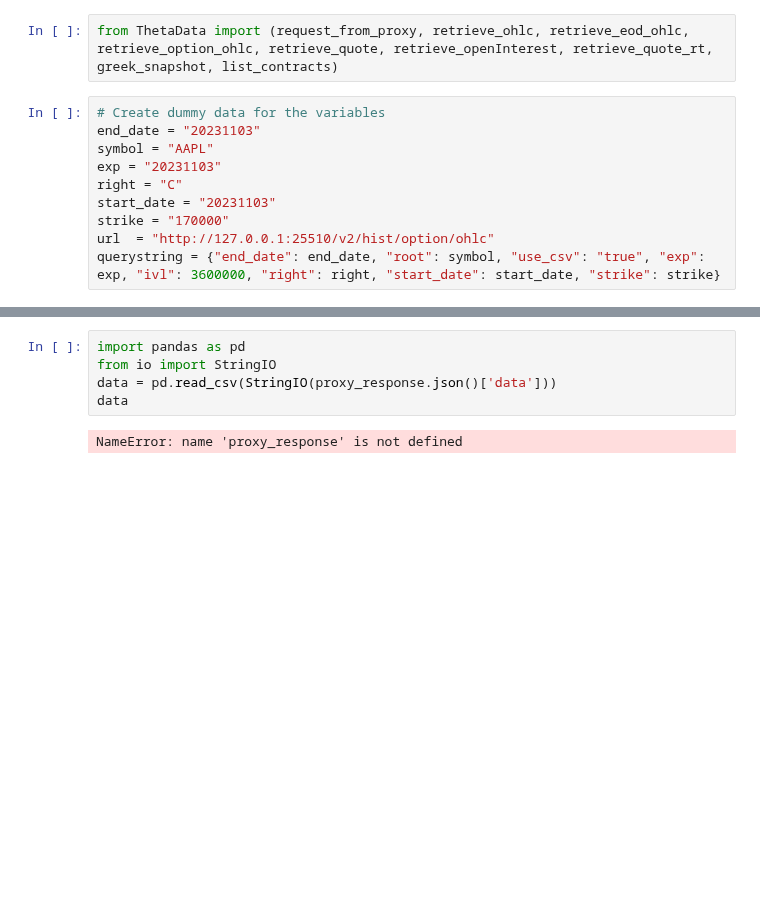
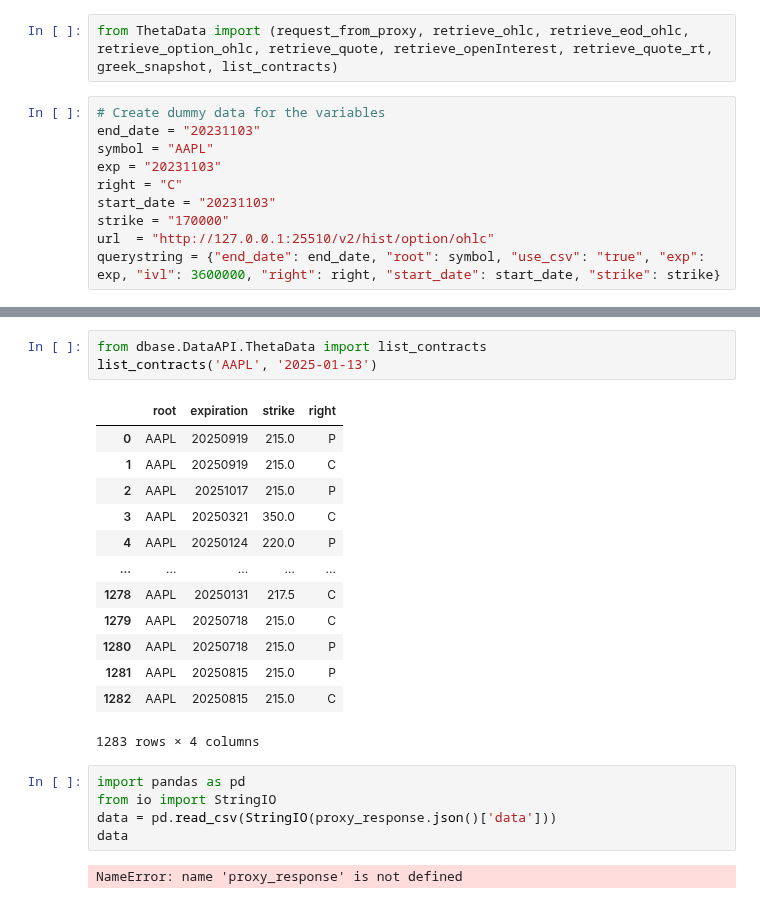
Before and after one commit to Zino-ctrlZ/FinanceDatabase, a Jupyter notebook: dbase/DataAPI/test.ipynb, the cells around one changed output, grey strips where cells are left out. Saved outputs shown, nothing was run; the diff lists cells and outputs as text; blank space fills up the shorter version.

```diff
--- a/dbase/DataAPI/test.ipynb
+++ b/dbase/DataAPI/test.ipynb
@@ -31,3 +52,20 @@ proxy_response.json()
+# %%
+from dbase.DataAPI.ThetaData import list_contracts
+list_contracts('AAPL', '2025-01-13')
+# %% [output]
+|  | root | expiration | strike | right |
+| 0 | AAPL | 20250919 | 215.0 | P |
+| 1 | AAPL | 20250919 | 215.0 | C |
+| 2 | AAPL | 20251017 | 215.0 | P |
+| 3 | AAPL | 20250321 | 350.0 | C |
+| 4 | AAPL | 20250124 | 220.0 | P |
+| ... | ... | ... | ... | ... |
+| 1278 | AAPL | 20250131 | 217.5 | C |
+| 1279 | AAPL | 20250718 | 215.0 | C |
+| 1280 | AAPL | 20250718 | 215.0 | P |
+| 1281 | AAPL | 20250815 | 215.0 | P |
+| 1282 | AAPL | 20250815 | 215.0 | C |
+1283 rows × 4 columns
 # %%
 import pandas as pd
 from io import StringIO
```
Also changed, not shown: parts of 2 cells of this notebook, 3 other files.
